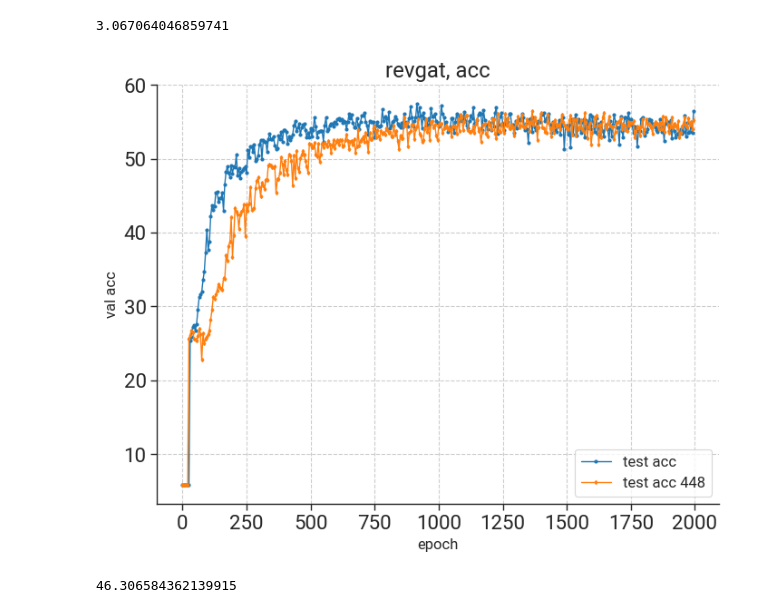
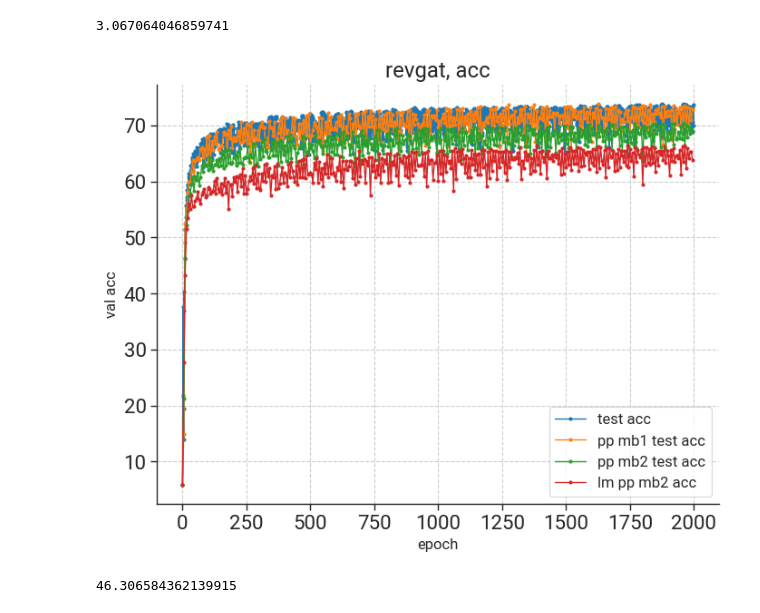
Before and after one commit to zxmeng98/TiGraph, a Jupyter notebook: plot.ipynb, the cells around one changed output. Drawn from its saved outputs; the diff is of its cells as text; code cells hidden in the pictures.

```diff
--- a/plot.ipynb
+++ b/plot.ipynb
@@ -121,11 +121,10 @@ pp_mb2_loss_data[4]
 cmp = sns.color_palette("tab10")
 fig, axs = plt.subplots(nrows=1, ncols=1, figsize=(8,6))
 
-loss_data = np.load('./exps/ogbn-arxiv/revgnn_pp_test_acc_112layers_1b_1mb.npy')
-loss_data_448layer = np.load('./exps/ogbn-arxiv/revgnn_pp_test_acc_448layers_1b_1mb.npy')
-pp_loss_data = np.load('./exps/ogbn-arxiv/revgnn_pp_test_acc_112layers_1b_1mb.npy')
-pp_mb2_loss_data = np.load('./exps/ogbn-arxiv/revgnn_pp_test_acc_112layers_1b_2mb.npy')
-lm_gnn_pp4_mb2_loss_data = np.load('./exps/ogbn-arxiv/112revgnn_4pp_1b_2mb_deberta_test_acc.npy')
+loss_data = np.load('./exps/ogbn-arxiv/revgat_test_acc.npy')
+pp_loss_data = np.load('./exps/ogbn-arxiv/revgat_pp_test_acc_5layers.npy')
+pp_mb2_loss_data = np.load('./exps/ogbn-arxiv/revgat_pp_test_acc_5layers_1b_2mb.npy')
+lm_gnn_pp4_mb2_loss_data = np.load('./exps/ogbn-arxiv/revgat_pp_test_acc_5layers_1b_4mb.npy')
 # pp_mb4_loss_data = np.load('./exps/ogbn-arxiv/revgat_pp_val_acc_5layers_1b_4mb.npy')
 # pp_mb4_loss_data = np.load('exps/pubmed/gcn_pp_mb4_val_acc.npy')
 # pp_mb8_loss_data = np.load('exps/pubmed/gcn_pp_mb8_val_acc.npy')
@@ -133,43 +132,42 @@ lm_gnn_pp4_mb2_loss_data = np.load('./exps/ogbn-arxiv/112revgnn_4pp_1b_2mb_deber
 # pp_mb32_loss_data = np.load('exps/pubmed/gcn_pp_mb32_val_acc.npy')
 # pp_mb64_loss_data = np.load('exps/pubmed/gcn_pp_mb64_val_acc.npy')
 
-x1 = np.arange(pp_loss_data.shape[0])
-x1 = x1 * 5
-x2 = np.arange(loss_data.shape[0])
+x1 = np.arange(loss_data.shape[0])
+x2 = np.arange(pp_loss_data.shape[0])
 x3 = np.arange(lm_gnn_pp4_mb2_loss_data.shape[0])
 x3 = x3 * 5
 # x2 = x2 * 5
 
 axs.plot(x1,loss_data,label='test acc',marker='o',color=cmp[0],linewidth=1,ms=2)
-axs.plot(x1,loss_data_448layer,label='test acc 448',marker='d',color=cmp[1],linewidth=1,ms=2)
-# axs.plot(x1,pp_mb2_loss_data,label='pp mb2 val acc',marker='o',color=cmp[3],linewidth=1,ms=2)
-# axs.plot(x3,lm_gnn_pp4_mb2_loss_data,label='lm pp mb2 acc',marker='o',color=cmp[4],linewidth=1,ms=2)
+axs.plot(x3,pp_loss_data,label='pp mb1 test acc',marker='o',color=cmp[1],linewidth=1,ms=2)
+axs.plot(x3,pp_mb2_loss_data,label='pp mb2 test acc',marker='o',color=cmp[2],linewidth=1,ms=2)
+axs.plot(x3,lm_gnn_pp4_mb2_loss_data,label='lm pp mb2 acc',marker='o',color=cmp[3],linewidth=1,ms=2)
 # axs.plot(x1,pp_mb4_loss_data,label='pp mb4 val acc',marker='o',color=cmp[2],linewidth=1,ms=2)
 # # axs.plot(x1,pp_mb8_loss_data,label='gcn pp mb8 loss',marker='o',color=cmp[3],linewidth=1,ms=2)
 # axs.plot(x1,pp_mb16_loss_data,label='gcn pp mb16 acc',marker='o',color=cmp[4],linewidth=1,ms=2)
 # # axs.plot(x1,pp_mb32_loss_data,label='gcn pp mb32 loss',marker='o',color=cmp[5],linewidth=1,ms=2)
 # axs.plot(x1,pp_mb64_loss_data,label='gcn pp mb64 acc',marker='o',color=cmp[6],linewidth=1,ms=2)
 
 axs.set_xlabel('epoch',size=12)
 axs.set_ylabel('val acc',size=12)
 # axs[0].set_xticks([0,1000,2000,3000,4000])
 axs.tick_params(labelsize=16)
 axs.grid(linestyle='--')
 axs.title.set_text('revgat, acc')
 
 # axs.set_ylim(50, 75)
 # axs.set_xlim(0, 1000)
 
 
 # handles,labels=plt.gca().get_legend_handles_labels()
 axs.legend(
             # loc='upper center',
             #   bbox_to_anchor=(0.52,1.13),
               fancybox=True,
               fontsize=12)
 sns.despine()
 # %% [output]
-[figure, old version]
+[figure, new version]
 # %%
 pp_mb2_loss_data[31]
 # %% [output]
```
Also changed, not shown: 9 other files.
